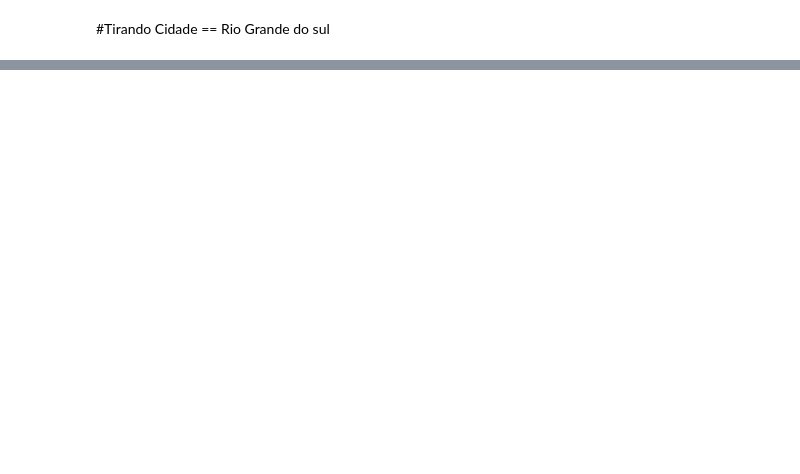
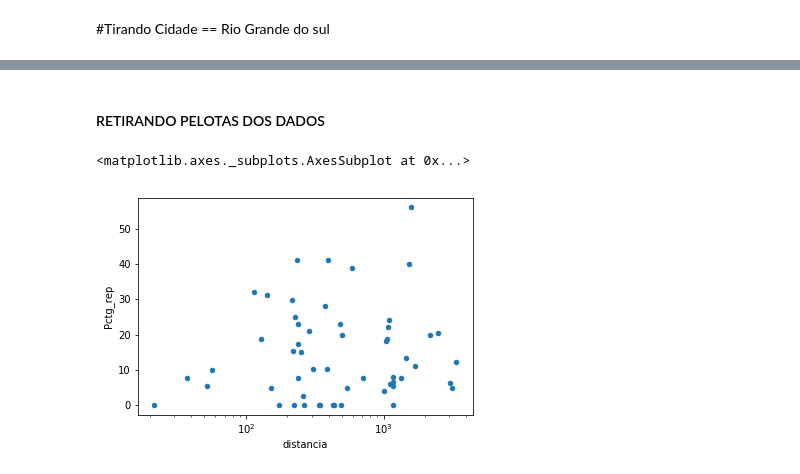
Before and after one commit to kriskappel/UFPel_OpenForm_Analysis, a Jupyter notebook: ufpel_form_analysis.ipynb, the cells around one changed output, grey strips where cells are left out. Drawn from its saved outputs; the diff is of its cells as text; code cells hidden in the pictures; blank space fills up the shorter version.

```diff
--- a/ufpel_form_analysis.ipynb
+++ b/ufpel_form_analysis.ipynb
@@ -95,0 +149,7 @@ city.drop(['Rio Grande do Sul'])
+# %% [markdown]
+#### RETIRANDO PELOTAS DOS DADOS
+# %%
+df_cidades[(df_cidades.distancia > 0)].plot(x='distancia', y='Pctg_rep', kind='scatter', logx=True)
+# %% [output]
+<matplotlib.axes._subplots.AxesSubplot at 0x...>
+[figure, added]
```
Also changed, not shown: parts of 44 cells of this notebook.
